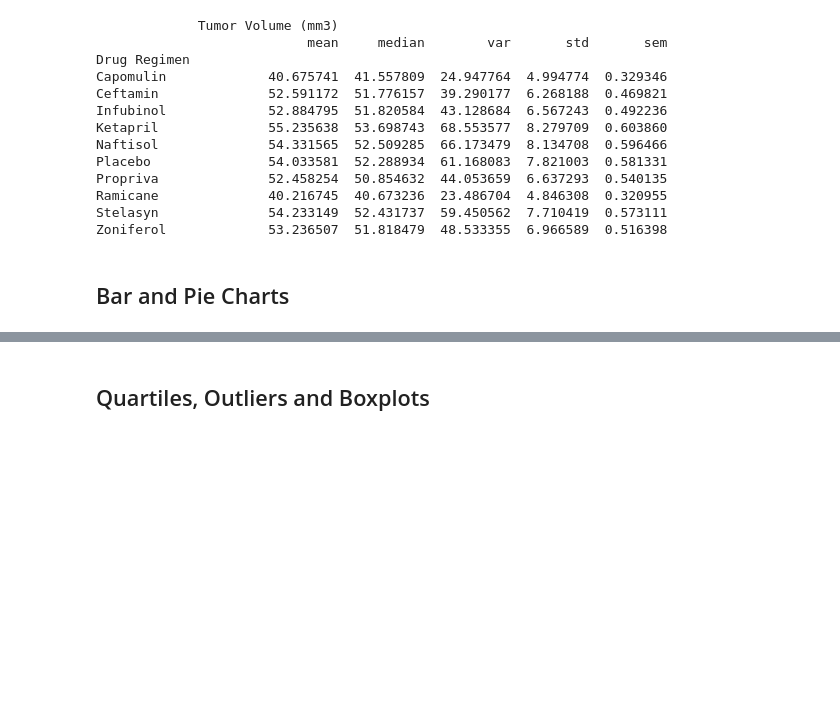
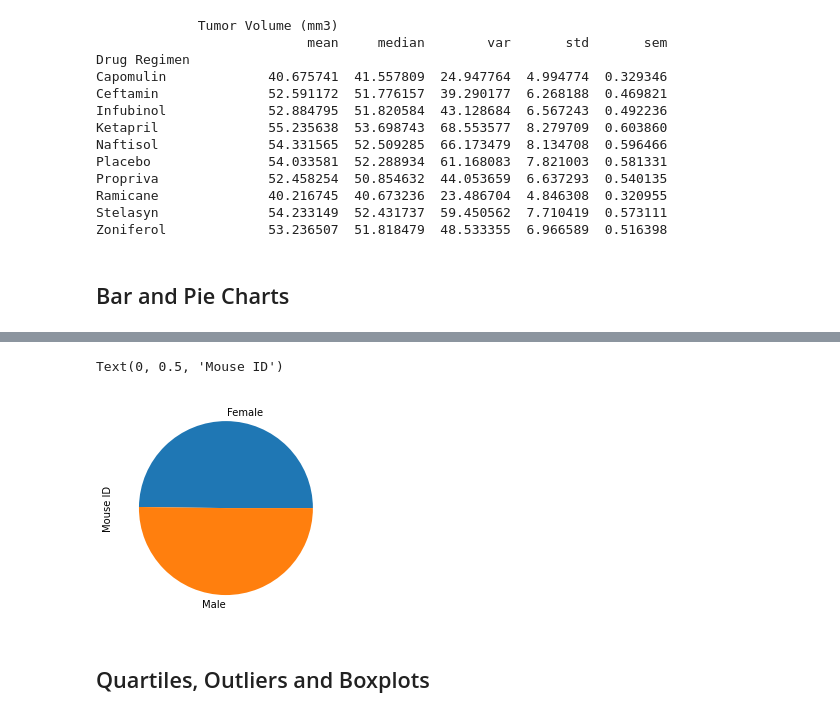
Before and after one commit to colinscampbell/matplotlib-challenge, a Jupyter notebook: pymaceuticals_starter.ipynb, the cells around one changed output, grey strips where cells are left out. Drawn from its saved outputs; the diff is of its cells as text; code cells hidden in the pictures; blank space fills up the shorter version.

```diff
--- a/pymaceuticals_starter.ipynb
+++ b/pymaceuticals_starter.ipynb
@@ -150,5 +172,15 @@ yvalues = [0,1,2]
 # %%
 # Generate a pie plot showing the distribution of female versus male mice using pyplot
+df = combined_dataset[["Sex","Mouse ID"]]
+gb = df.groupby("Sex")["Mouse ID"].nunique()
+males = gb["Male"]
+females = gb["Female"]
+
+plt.pie(gb, labels=["Female","Male"])
+plt.ylabel("Mouse ID")
+# %% [output]
+Text(0, 0.5, 'Mouse ID')
+[figure, added]
 # %% [markdown]
 ## Quartiles, Outliers and Boxplots
 # %%
```
Also changed, not shown: parts of 8 cells of this notebook, 1 other file.
